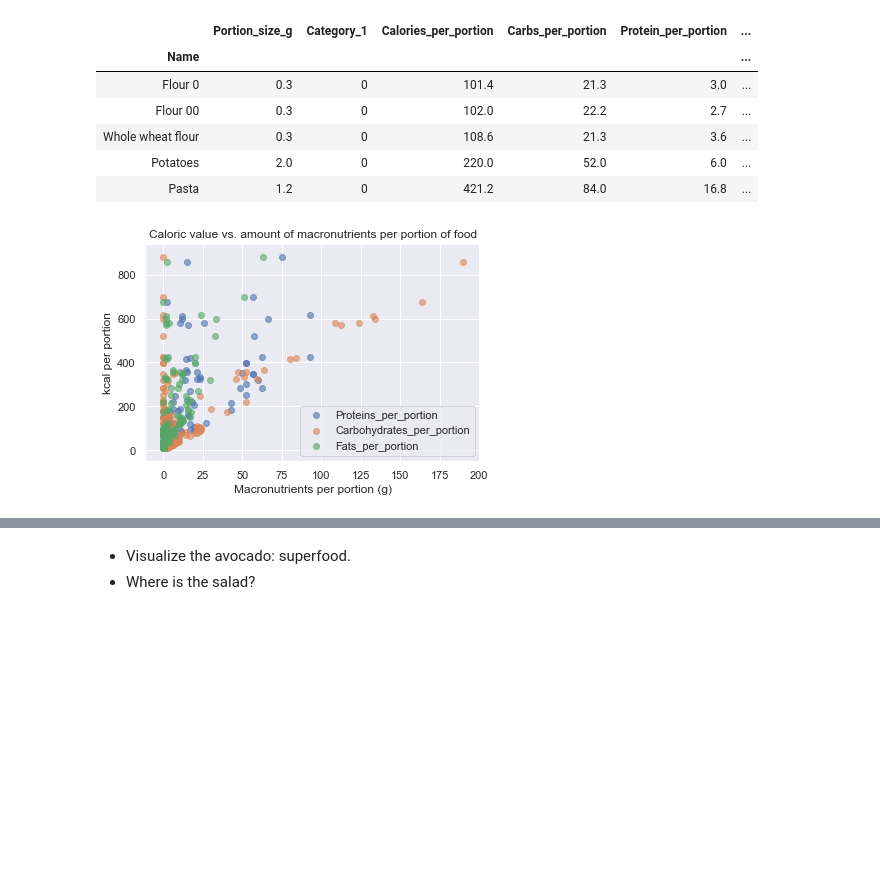
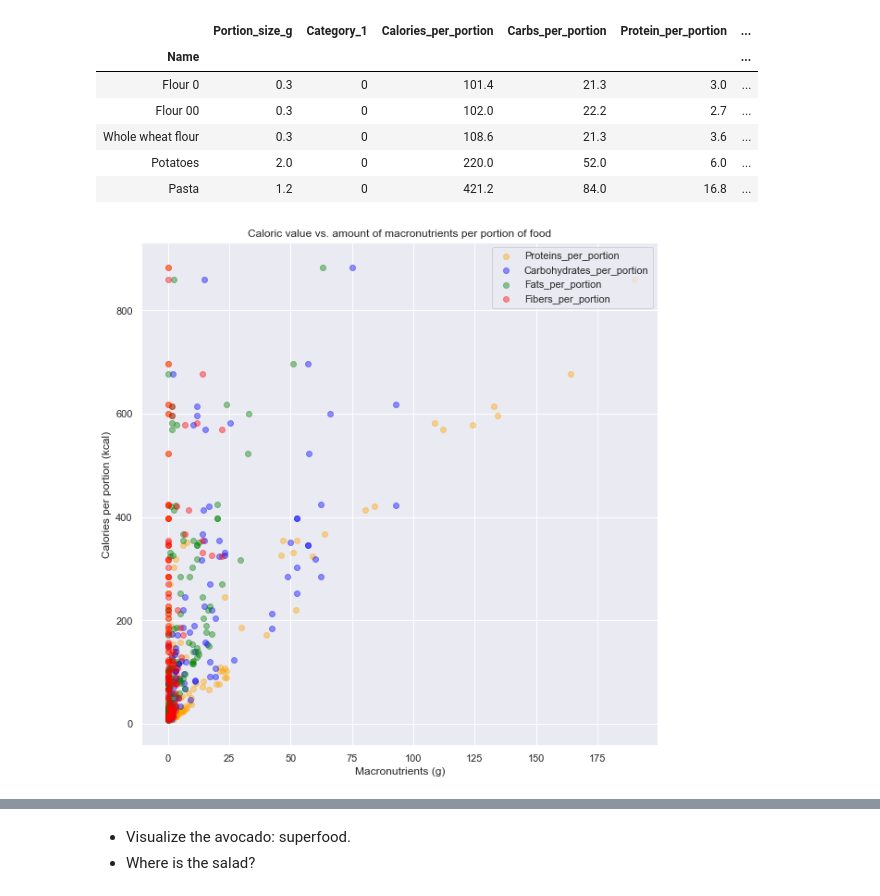
Before and after one commit to jbvasconcellos/foods, a Jupyter notebook: food.ipynb, the cells around one changed output, grey strips where cells are left out. Cells and saved outputs as stored; diff of their text form; code cells hidden in the pictures; blank space fills up the shorter version.

```diff
--- a/food.ipynb
+++ b/food.ipynb
@@ -383,15 +385,27 @@ display(solid_foods_portion.head())
 | Pasta | 1.2 | 0 | 421.2 | 84.0 | 16.8 | ... |
 # %%
 alpha=0.6
-fig, ax = plt.subplots(sharey=True)
-ax.set(title='Caloric value vs. amount of macronutrients per portion of food',
-       ylabel='kcal per portion',
-       xlabel='Macronutrients per portion (g)')
-ax1 = ax.scatter(x='Protein_per_portion', y='Calories_per_portion', data=solid_foods_portion, alpha=alpha)
-ax2 = ax.scatter(x='Carbs_per_portion', y='Calories_per_portion', data=solid_foods_portion, alpha=alpha)
-ax3 = ax.scatter(x='Fat_per_portion', y='Calories_per_portion', data=solid_foods_portion, alpha=alpha)
+# fig, ax = plt.subplots(sharey=True)
+# ax.set(title='Caloric value vs. amount of macronutrients per portion of food',
+#        ylabel='kcal per portion',
+#        xlabel='Macronutrients per portion (g)')
+# ax1 = ax.scatter(x='Protein_per_portion', y='Calories_per_portion', data=solid_foods_portion, alpha=alpha)
+# ax2 = ax.scatter(x='Carbs_per_portion', y='Calories_per_portion', data=solid_foods_portion, alpha=alpha)
+# ax3 = ax.scatter(x='Fat_per_portion', y='Calories_per_portion', data=solid_foods_portion, alpha=alpha)
 
-ax.legend((ax1, ax2, ax3), ('Proteins_per_portion', 'Carbohydrates_per_portion', 'Fats_per_portion'))
+# ax.legend((ax1, ax2, ax3), ('Proteins_per_portion', 'Carbohydrates_per_portion', 'Fats_per_portion'))
+# plt.show()
+
+fig, ax = plt.subplots(figsize=(10,10))
+for column in macronutrients_per_portion.keys():
+    if column == 'Calories_per_portion':
+        continue
+    else:
+        ax.scatter(x=column, y='Calories_per_portion', data=solid_foods_portion, alpha=0.4, color = macronutrients_per_portion[column])
+
+ax.set(xlabel='Macronutrients (g)', ylabel='Calories per portion (kcal)', title='Caloric value vs. amount of macronutrients per portion of food')
+ax.legend(('Proteins_per_portion', 'Carbohydrates_per_portion', 'Fats_per_portion', 'Fibers_per_portion'))
+
 plt.show()
 # %% [output]
-[figure, old version]
+[figure, new version]
```
Also changed, not shown: parts of 9 cells of this notebook.
